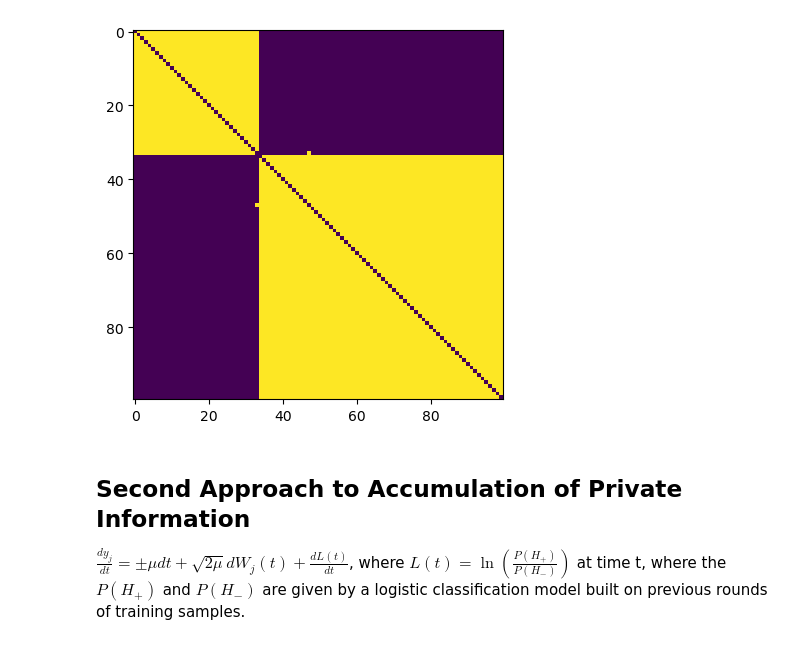
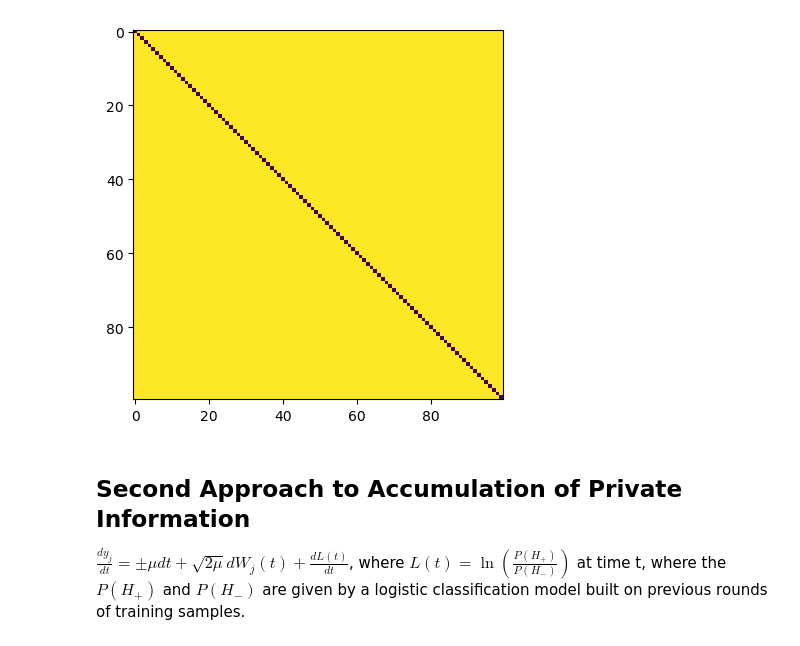
Before and after one commit to fcseidl/social-net-consensus, a Jupyter notebook: LogisticClassificationModel.ipynb, the cells around one changed output. Cells and saved outputs as stored; diff of their text form; code cells hidden in the pictures.

```diff
--- a/LogisticClassificationModel.ipynb
+++ b/LogisticClassificationModel.ipynb
@@ -12,52 +12,52 @@ dt = 0.001
 T = 1
 
 # default, connected
-# A = np.ones((n,n))
-# A = np.triu(A, 1)
-# A = A + A.T
+A = np.ones((n,n))
+A = np.triu(A, 1)
+A = A + A.T
 
 # Erdos Renyi
 # p = .2
 # A = np.random.rand(n,n) # random matrix
 # A = np.where(A < p, 1, 0) # adjacency matrix
 # A = np.triu(A, 1) # triangular matrix
 # A = A + A.T # symmetric matrix
 
 # Small World
 # A = np.zeros((n,n))
 # for i in range(n):
 #     for j in range(n):
 #         if i == j:
 #             continue
 #         if np.abs(i-j) < 5:
 #             A[i,j] = 1
 #         elif np.abs(i-j) > n-5:
 #             A[i,j] = 1
 #         else:
 #             A[i,j] = 0
 
 # plot
 
 #Simulating for the Barbell Population Model with a Stopping Criterion
-pop = np.random.randint(25,75) #minimum and maximum population sizes
-A = np.zeros((n,n))
-for i in range(n):
-    for j in range(n):
-        if i == j:
-            A[i,j] = 0
-        elif (i <= pop and j <= pop) or (i > pop and j > pop):
-            A[i,j] = 1
-        else:
-            A[i,j] = 0
-sender = np.random.randint(0,pop+1)
-receiver = np.random.randint(pop+1,99)
-A[sender,receiver] = 1
-A[receiver,sender] = 1
+# pop = np.random.randint(25,75) #minimum and maximum population sizes
+# A = np.zeros((n,n))
+# for i in range(n):
+#     for j in range(n):
+#         if i == j:
+#             A[i,j] = 0
+#         elif (i <= pop and j <= pop) or (i > pop and j > pop):
+#             A[i,j] = 1
+#         else:
+#             A[i,j] = 0
+# sender = np.random.randint(0,pop+1)
+# receiver = np.random.randint(pop+1,99)
+# A[sender,receiver] = 1
+# A[receiver,sender] = 1
 
 plt.imshow(A)
 plt.show()
 # %% [output]
-[figure, old version]
+[figure, new version]
 # %% [markdown]
 ## Second Approach to Accumulation of Private Information
 
```
Also changed, not shown: parts of 21 cells of this notebook.
